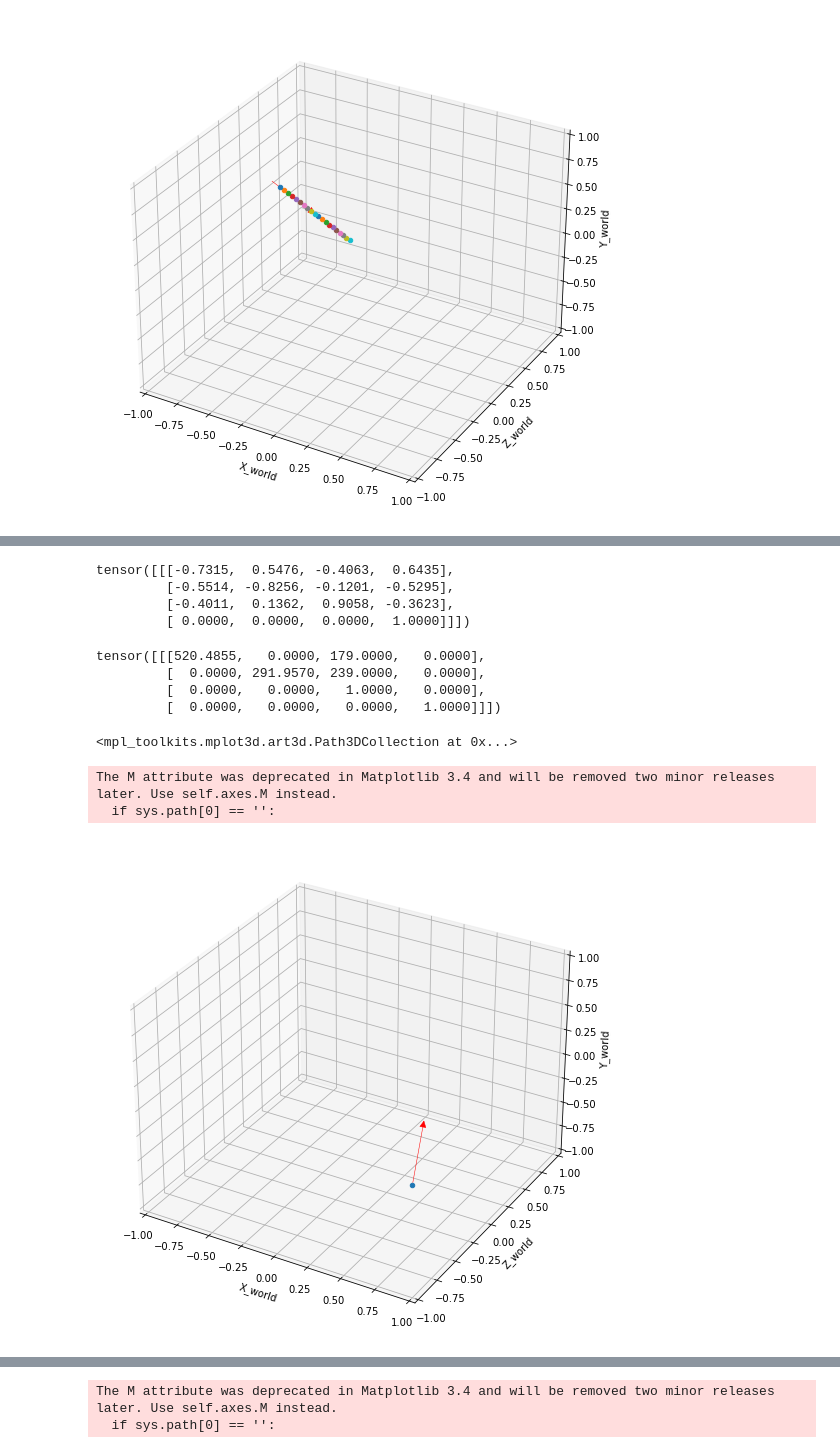
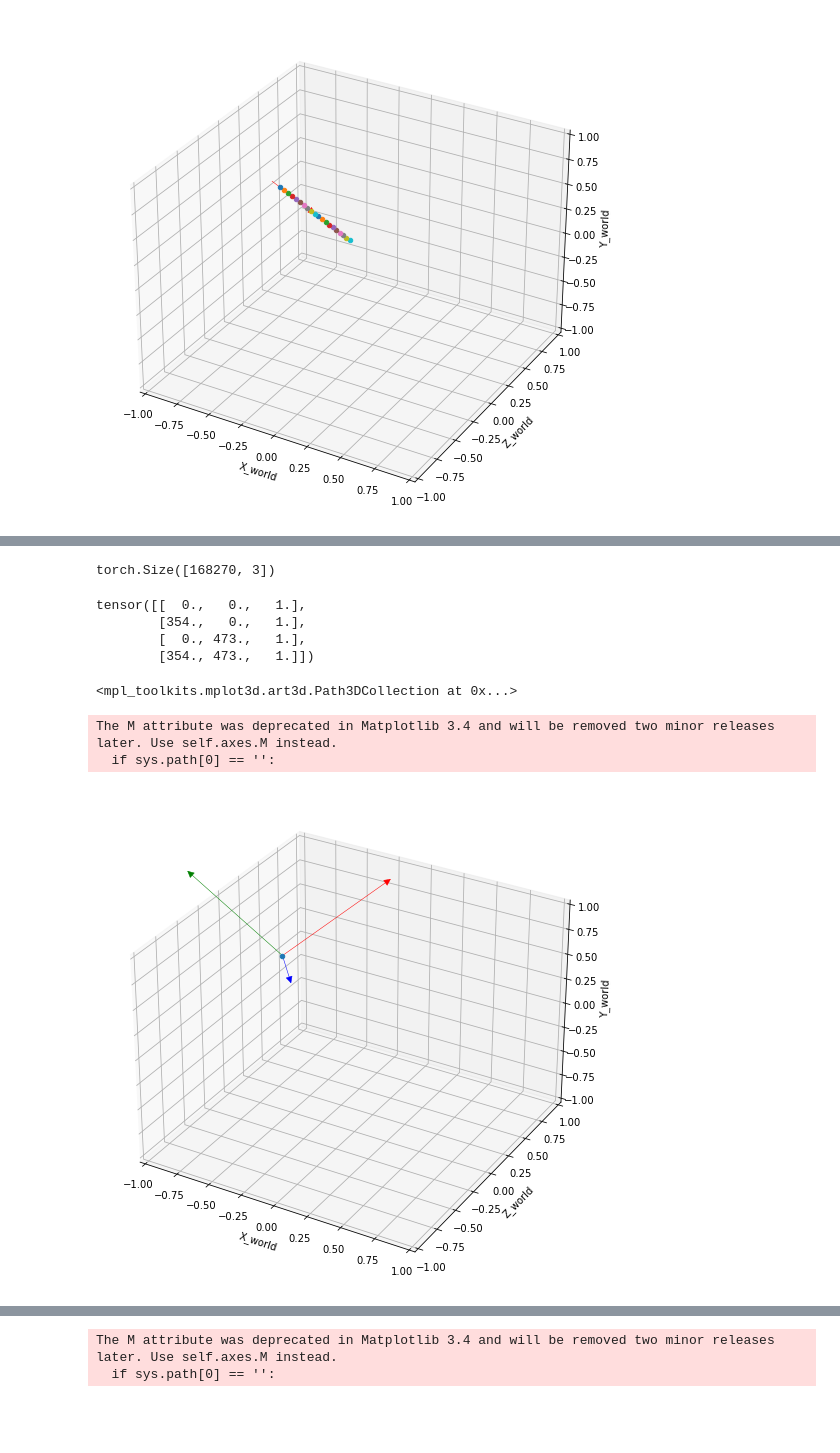
Before and after one commit to nogoing/CameraOptim, a Jupyter notebook: test_notebook.ipynb, the cells around one changed output, grey strips where cells are left out. Saved outputs shown, nothing was run; the diff lists cells and outputs as text; code cells hidden in the pictures; blank space fills up the shorter version.

```diff
--- a/test_notebook.ipynb
+++ b/test_notebook.ipynb
@@ -745 +733,14 @@ The M attribute was deprecated in Matplotlib 3.4 and will be removed two minor r
 # 카메라 좌표축에서의 ray와 sampling 시각화 (transform 이전)
+# %%
+cam_idx = 70
+
+tgt_img_path = seq_imgs[cam_idx]
+tgt_img = Image.open("D:/CO3D/" + '/'.join(tgt_img_path.split('/')))
+
+
+# 배치 사이즈를 1로 설정하여 테스트
+c2w_ = torch.tensor(np.expand_dims(seq_c2ws[cam_idx], axis=0), dtype=torch.float32)
+intrinsic_ =  torch.tensor(np.expand_dims(seq_intrinsics[cam_idx], axis=0), dtype=torch.float32)
+
+print(c2w_)
+print(intrinsic_)
@@ -768,44 +778,67 @@ Width : 358 / Height : 478
-# %%
-c2w_
-# %% [output]
-tensor([[[-0.7315,  0.5476, -0.4063,  0.6435],
-         [-0.5514, -0.8256, -0.1201, -0.5295],
-         [-0.4011,  0.1362,  0.9058, -0.3623],
-         [ 0.0000,  0.0000,  0.0000,  1.0000]]])
-# %%
-intrinsic_
-# %% [output]
-tensor([[[520.4855,   0.0000, 179.0000,   0.0000],
-         [  0.0000, 291.9570, 239.0000,   0.0000],
-         [  0.0000,   0.0000,   1.0000,   0.0000],
-         [  0.0000,   0.0000,   0.0000,   1.0000]]])
+# %%
+rays_d.shape
+# %% [output]
+torch.Size([168270, 3])
+# %%
+image_bound = [rays_d[0], rays_d[W-1], rays_d[W*(H-1)], rays_d[-1]]
+image_bound_ray = torch.stack(image_bound)
+
+print(image_bound_ray)
+# %% [output]
+tensor([[  0.,   0.,   1.],
+        [354.,   0.,   1.],
+        [  0., 473.,   1.],
+        [354., 473.,   1.]])
 # %%
 fig = plt.figure(figsize=(16, 9))
 
 ax = plt.axes(projection='3d')
 
 ax.set_xlabel("X_world")
 ax.set_ylabel("Z_world")
 ax.set_zlabel("Y_world")
 ax.set_xlim3d(-1, 1)
 ax.set_ylim3d(-1, 1)
 ax.set_zlim3d(-1, 1)
 
+# 카메라 위치
 x, y, z = c2w_[0, :3, 3].numpy()
+
+# 카메라의 +x, +y, +z축
+xx, xy, xz = c2w_[0, :3, 0].numpy()
+yx, yy, yz = c2w_[0, :3, 1].numpy()
 zx, zy, zz = c2w_[0, :3, 2].numpy()
 
+# 카메라의 x축 그리기
+xs = [x, x+xx]
+ys = [y, y+xy]
+zs = [z, z+xz]
+a = Arrow3D(xs, ys, zs, mutation_scale=15,
+            lw=0.5, arrowstyle="-|>", color="r")
+ax.add_artist(a)
+
+# 카메라의 y축 그리기
+xs = [x, x+yx]
+ys = [y, y+yy]
+zs = [z, z+yz]
+a = Arrow3D(xs, ys, zs, mutation_scale=15,
+            lw=0.5, arrowstyle="-|>", color="g")
+ax.add_artist(a)
+
+# 카메라의 z축 그리기
 xs = [x, x+zx]
 ys = [y, y+zy]
 zs = [z, z+zz]
-a = Arrow3D(xs, zs, ys, mutation_scale=15,
-            lw=0.5, arrowstyle="-|>", color="r")
+a = Arrow3D(xs, ys, zs, mutation_scale=15,
+            lw=0.5, arrowstyle="-|>", color="b")
 ax.add_artist(a)
-ax.scatter3D(x, z, y, cmap='Greens')
+
+ax.scatter3D(x, y, z, cmap='Greens')
 # %% [output]
 <mpl_toolkits.mplot3d.art3d.Path3DCollection at 0x...>
 The M attribute was deprecated in Matplotlib 3.4 and will be removed two minor releases later. Use self.axes.M instead.
   if sys.path[0] == '':
-[figure, old version]
+[figure, new version]
 # %%
 fig = plt.figure(figsize=(16, 9))
 
```
Also changed, not shown: parts of 13 cells of this notebook.
